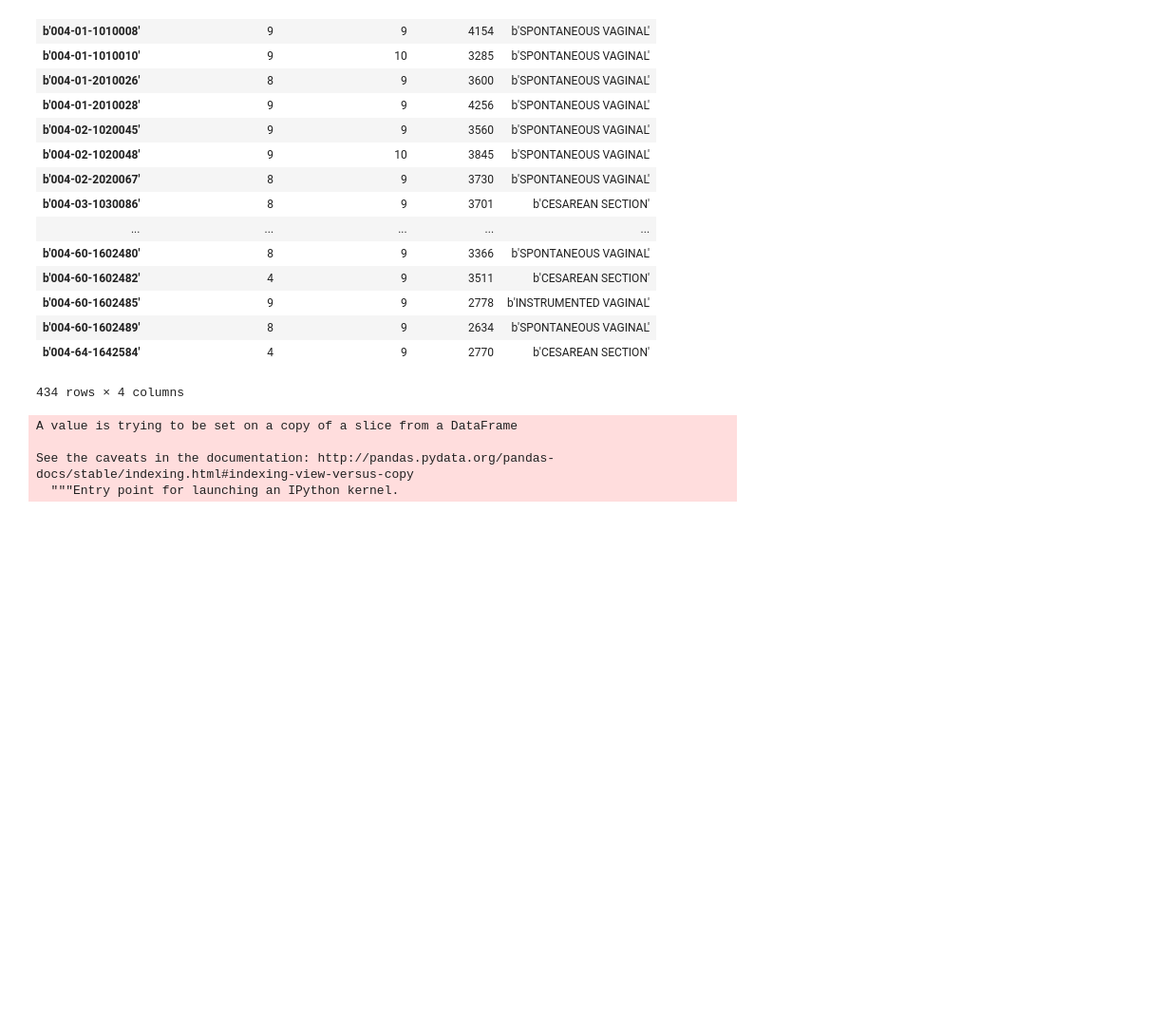
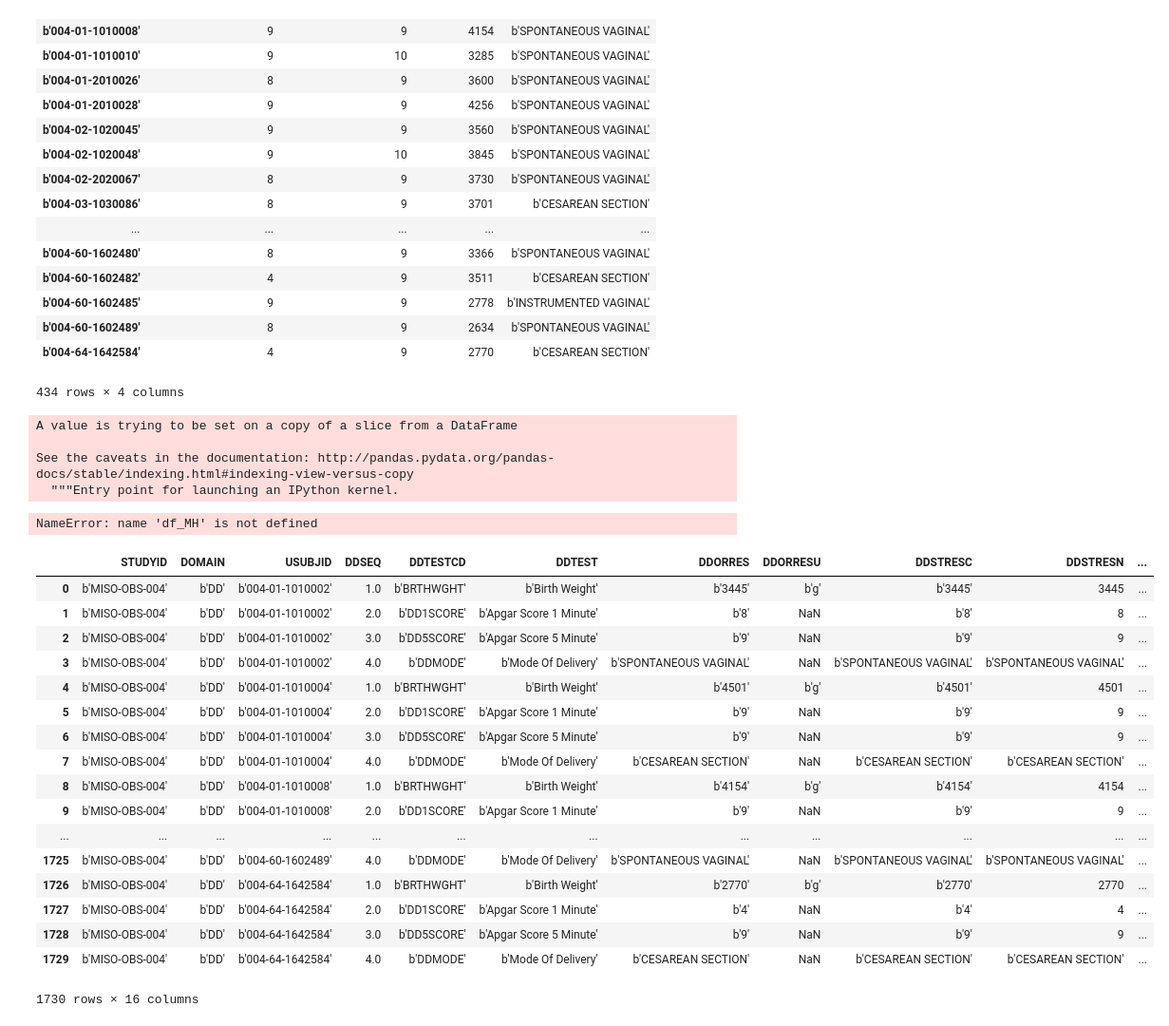
Before and after one commit to jzhao0802/ferring, a Jupyter notebook: 00_raw_data_processing/data_exploration/04_check_medical_history_adverse_events.ipynb, the cells around one changed output. Shown at 95% size. Drawn from its saved outputs; the diff is of its cells as text; code cells hidden in the pictures; blank space fills up the shorter version.

```diff
--- a/00_raw_data_processing/data_exploration/04_check_medical_history_adverse_events.ipynb
+++ b/00_raw_data_processing/data_exploration/04_check_medical_history_adverse_events.ipynb
@@ -392,3 +410,29 @@ A value is trying to be set on a copy of a slice from a DataFrame
 
 See the caveats in the documentation: http://pandas.pydata.org/pandas-docs/stable/indexing.html#indexing-view-versus-copy
   """Entry point for launching an IPython kernel.
+# %%
+df_MH_d = df.filter(regex='EXPD$')
+df_CM_d = df_CM.filter(regex='EXPD$')
+# %% [output]
+NameError: name 'df_MH' is not defined
+# %%
+explorer_004.get_data('dd.sas7bdat')
+# %% [output]
+|  | STUDYID | DOMAIN | USUBJID | DDSEQ | DDTESTCD | DDTEST | DDORRES | DDORRESU | DDSTRESC | DDSTRESN | ... |
+| 0 | b'MISO-OBS-004' | b'DD' | b'004-01-1010002' | 1.0 | b'BRTHWGHT' | b'Birth Weight' | b'3445' | b'g' | b'3445' | 3445 | ... |
+| 1 | b'MISO-OBS-004' | b'DD' | b'004-01-1010002' | 2.0 | b'DD1SCORE' | b'Apgar Score 1 Minute' | b'8' | NaN | b'8' | 8 | ... |
+| 2 | b'MISO-OBS-004' | b'DD' | b'004-01-1010002' | 3.0 | b'DD5SCORE' | b'Apgar Score 5 Minute' | b'9' | NaN | b'9' | 9 | ... |
+| 3 | b'MISO-OBS-004' | b'DD' | b'004-01-1010002' | 4.0 | b'DDMODE' | b'Mode Of Delivery' | b'SPONTANEOUS VAGINAL' | NaN | b'SPONTANEOUS VAGINAL' | b'SPONTANEOUS VAGINAL' | ... |
+| 4 | b'MISO-OBS-004' | b'DD' | b'004-01-1010004' | 1.0 | b'BRTHWGHT' | b'Birth Weight' | b'4501' | b'g' | b'4501' | 4501 | ... |
+| 5 | b'MISO-OBS-004' | b'DD' | b'004-01-1010004' | 2.0 | b'DD1SCORE' | b'Apgar Score 1 Minute' | b'9' | NaN | b'9' | 9 | ... |
+| 6 | b'MISO-OBS-004' | b'DD' | b'004-01-1010004' | 3.0 | b'DD5SCORE' | b'Apgar Score 5 Minute' | b'9' | NaN | b'9' | 9 | ... |
+| 7 | b'MISO-OBS-004' | b'DD' | b'004-01-1010004' | 4.0 | b'DDMODE' | b'Mode Of Delivery' | b'CESAREAN SECTION' | NaN | b'CESAREAN SECTION' | b'CESAREAN SECTION' | ... |
+| 8 | b'MISO-OBS-004' | b'DD' | b'004-01-1010008' | 1.0 | b'BRTHWGHT' | b'Birth Weight' | b'4154' | b'g' | b'4154' | 4154 | ... |
+| 9 | b'MISO-OBS-004' | b'DD' | b'004-01-1010008' | 2.0 | b'DD1SCORE' | b'Apgar Score 1 Minute' | b'9' | NaN | b'9' | 9 | ... |
+| ... | ... | ... | ... | ... | ... | ... | ... | ... | ... | ... | ... |
+| 1725 | b'MISO-OBS-004' | b'DD' | b'004-60-1602489' | 4.0 | b'DDMODE' | b'Mode Of Delivery' | b'SPONTANEOUS VAGINAL' | NaN | b'SPONTANEOUS VAGINAL' | b'SPONTANEOUS VAGINAL' | ... |
+| 1726 | b'MISO-OBS-004' | b'DD' | b'004-64-1642584' | 1.0 | b'BRTHWGHT' | b'Birth Weight' | b'2770' | b'g' | b'2770' | 2770 | ... |
+| 1727 | b'MISO-OBS-004' | b'DD' | b'004-64-1642584' | 2.0 | b'DD1SCORE' | b'Apgar Score 1 Minute' | b'4' | NaN | b'4' | 4 | ... |
+| 1728 | b'MISO-OBS-004' | b'DD' | b'004-64-1642584' | 3.0 | b'DD5SCORE' | b'Apgar Score 5 Minute' | b'9' | NaN | b'9' | 9 | ... |
+| 1729 | b'MISO-OBS-004' | b'DD' | b'004-64-1642584' | 4.0 | b'DDMODE' | b'Mode Of Delivery' | b'CESAREAN SECTION' | NaN | b'CESAREAN SECTION' | b'CESAREAN SECTION' | ... |
+1730 rows × 16 columns
```
Also changed, not shown: parts of 1 cell of this notebook, 7 other files.
